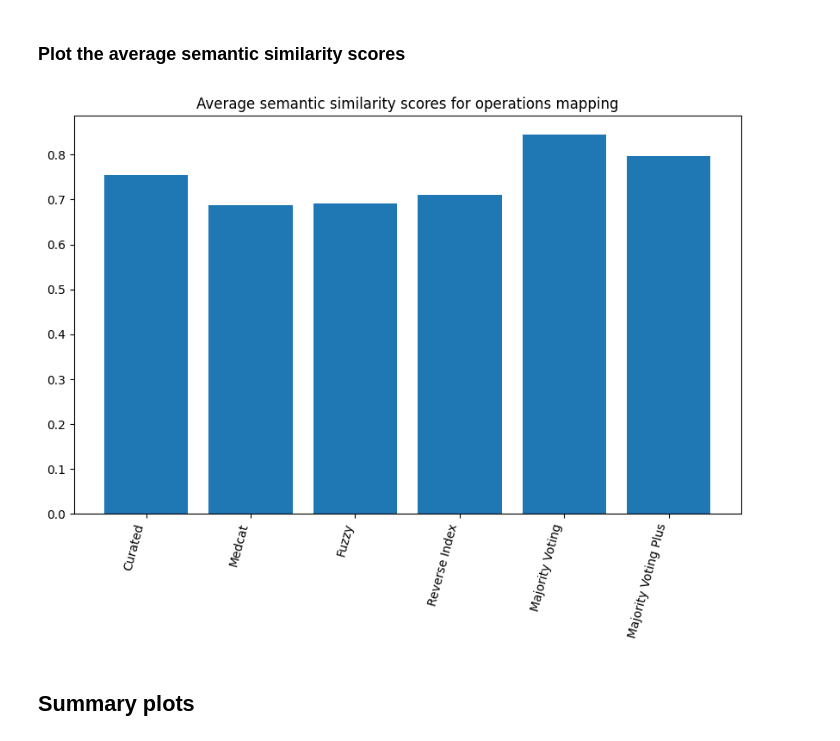
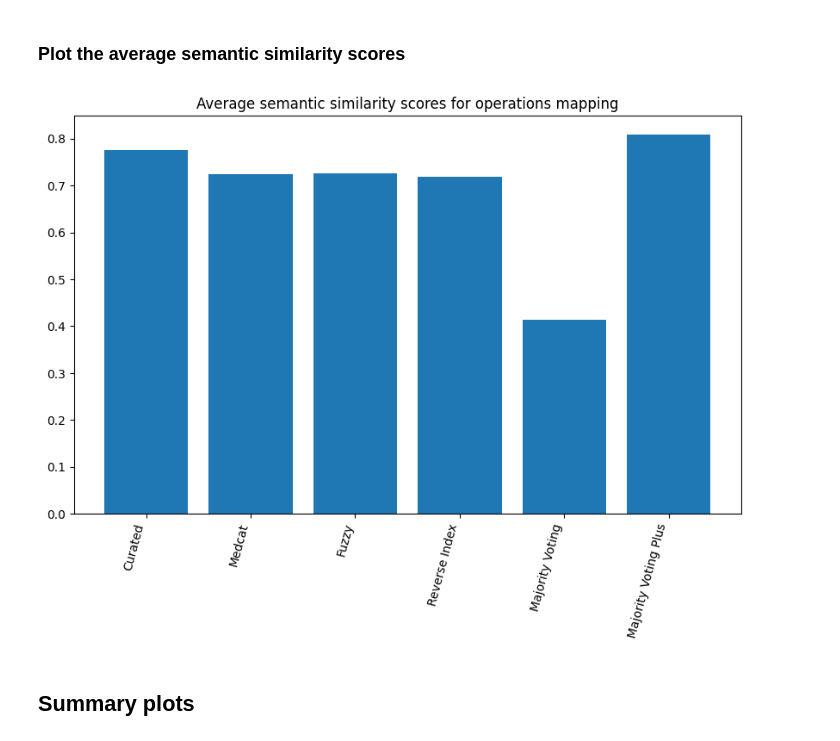
Before and after one commit to ryashpal/EHRQC, a Jupyter notebook: notebooks/python/concept_mapping/medcat_snomed.ipynb, the cells around one changed output. Drawn from its saved outputs; the diff is of its cells as text; code cells hidden in the pictures.

```diff
--- a/notebooks/python/concept_mapping/medcat_snomed.ipynb
+++ b/notebooks/python/concept_mapping/medcat_snomed.ipynb
@@ -619,7 +628,7 @@ mappedOperationsMajorityVotingDf.majorityVoting = mappedOperationsMajorityVoting
 mappedOperationsMajorityVotingDf.searchPhrase = mappedOperationsMajorityVotingDf.searchPhrase.apply(lambda x: str(x[0]))
 # %%
 mappedOperationsCuratedDf = sourceOperationsDf\
-    .merge(operationsDf, how='left', left_on='conceptId', right_on='concept_id')[['sourceName', 'sourceValueCode', 'concept_name']]
-mappedOperationsCuratedDf = mappedOperationsCuratedDf.rename(columns={'concept_name': 'curatedConcept'})
+    .merge(operationsDf, how='left', left_on='conceptId', right_on='concept_id')[['sourceName', 'sourceValueCode', 'concept_name', 'mappingStatus']]
+mappedOperationsCuratedDf = mappedOperationsCuratedDf.rename(columns={'concept_name': 'curatedConcept', 'mappingStatus': 'curatedStatus'})
 mappedOperationsCuratedDf
 # %% [output]
@@ -748,25 +766,25 @@ mappedOperationsFullDf
 # %% [markdown]
 ### Plot the average semantic similarity scores
 # %%
-avg_semantic_similarity_score_curated = mappedOperationsFullDf[mappedOperationsFullDf['curatedConcept'].notna()]['semantic_similarity_score_curated'].sum()/mappedOperationsFullDf[mappedOperationsFullDf['curatedConcept'].notna()].shape[0]
-avg_semantic_similarity_score_medcat = mappedOperationsFullDf[mappedOperationsFullDf['medcatConcept'].notna()]['semantic_similarity_score_medcat'].sum()/mappedOperationsFullDf[mappedOperationsFullDf['medcatConcept'].notna()].shape[0]
-avg_semantic_similarity_score_fuzzy = mappedOperationsFullDf[mappedOperationsFullDf['fuzzyConcept'].notna()]['semantic_similarity_score_fuzzy'].sum()/mappedOperationsFullDf[mappedOperationsFullDf['fuzzyConcept'].notna()].shape[0]
-avg_semantic_similarity_score_reverse_index = mappedOperationsFullDf[mappedOperationsFullDf['reverseIndexConcept'].notna()]['semantic_similarity_score_reverse_index'].sum()/mappedOperationsFullDf[mappedOperationsFullDf['reverseIndexConcept'].notna()].shape[0]
-avg_semantic_similarity_score_majority_voting = mappedOperationsFullDf[mappedOperationsFullDf['majorityVoting'].notna()]['semantic_similarity_score_majority_voting'].sum()/mappedOperationsFullDf[mappedOperationsFullDf['majorityVoting'].notna()].shape[0]
-avg_semantic_similarity_score_majority_voting_plus = mappedOperationsFullDf[mappedOperationsFullDf['majorityVotingPlus'].notna()]['semantic_similarity_score_majority_voting_plus'].sum()/mappedOperationsFullDf[mappedOperationsFullDf['majorityVotingPlus'].notna()].shape[0]
+avg_semantic_similarity_score_curated = mappedOperationsFullDf[(mappedOperationsFullDf.curatedStatus == 'APPROVED') & (mappedOperationsFullDf['curatedConcept'].notna())]['semantic_similarity_score_curated'].sum()/mappedOperationsFullDf[(mappedOperationsFullDf.curatedStatus == 'APPROVED')].shape[0]
+avg_semantic_similarity_score_medcat = mappedOperationsFullDf[(mappedOperationsFullDf.curatedStatus == 'APPROVED') & (mappedOperationsFullDf['medcatConcept'].notna())]['semantic_similarity_score_medcat'].sum()/mappedOperationsFullDf[(mappedOperationsFullDf.curatedStatus == 'APPROVED')].shape[0]
+avg_semantic_similarity_score_fuzzy = mappedOperationsFullDf[(mappedOperationsFullDf.curatedStatus == 'APPROVED') & (mappedOperationsFullDf['fuzzyConcept'].notna())]['semantic_similarity_score_fuzzy'].sum()/mappedOperationsFullDf[(mappedOperationsFullDf.curatedStatus == 'APPROVED')].shape[0]
+avg_semantic_similarity_score_reverse_index = mappedOperationsFullDf[(mappedOperationsFullDf.curatedStatus == 'APPROVED') & (mappedOperationsFullDf['reverseIndexConcept'].notna())]['semantic_similarity_score_reverse_index'].sum()/mappedOperationsFullDf[(mappedOperationsFullDf.curatedStatus == 'APPROVED')].shape[0]
+avg_semantic_similarity_score_majority_voting = mappedOperationsFullDf[(mappedOperationsFullDf.curatedStatus == 'APPROVED') & (mappedOperationsFullDf['majorityVoting'].notna())]['semantic_similarity_score_majority_voting'].sum()/mappedOperationsFullDf[(mappedOperationsFullDf.curatedStatus == 'APPROVED')].shape[0]
+avg_semantic_similarity_score_majority_voting_plus = mappedOperationsFullDf[(mappedOperationsFullDf.curatedStatus == 'APPROVED') & (mappedOperationsFullDf['majorityVotingPlus'].notna())]['semantic_similarity_score_majority_voting_plus'].sum()/mappedOperationsFullDf[(mappedOperationsFullDf.curatedStatus == 'APPROVED')].shape[0]
 
 fig, ax = plt.subplots(figsize=(10, 6))
 ax.bar(
     x=['Curated', 'Medcat', 'Fuzzy', 'Reverse Index', 'Majority Voting', 'Majority Voting Plus'],
     height=[
         avg_semantic_similarity_score_curated, avg_semantic_similarity_score_medcat, avg_semantic_similarity_score_fuzzy, avg_semantic_similarity_score_reverse_index, avg_semantic_similarity_score_majority_voting, avg_semantic_similarity_score_majority_voting_plus
         ],
     )
 ax.set_title('Average semantic similarity scores for operations mapping')
 plt.xticks(rotation=75, ha='right')
 plt.show()
 # %% [output]
-[figure, old version]
+[figure, new version]
 # %% [markdown]
 ## Summary plots
 # %% [markdown]
```
Also changed, not shown: parts of 16 cells of this notebook.
